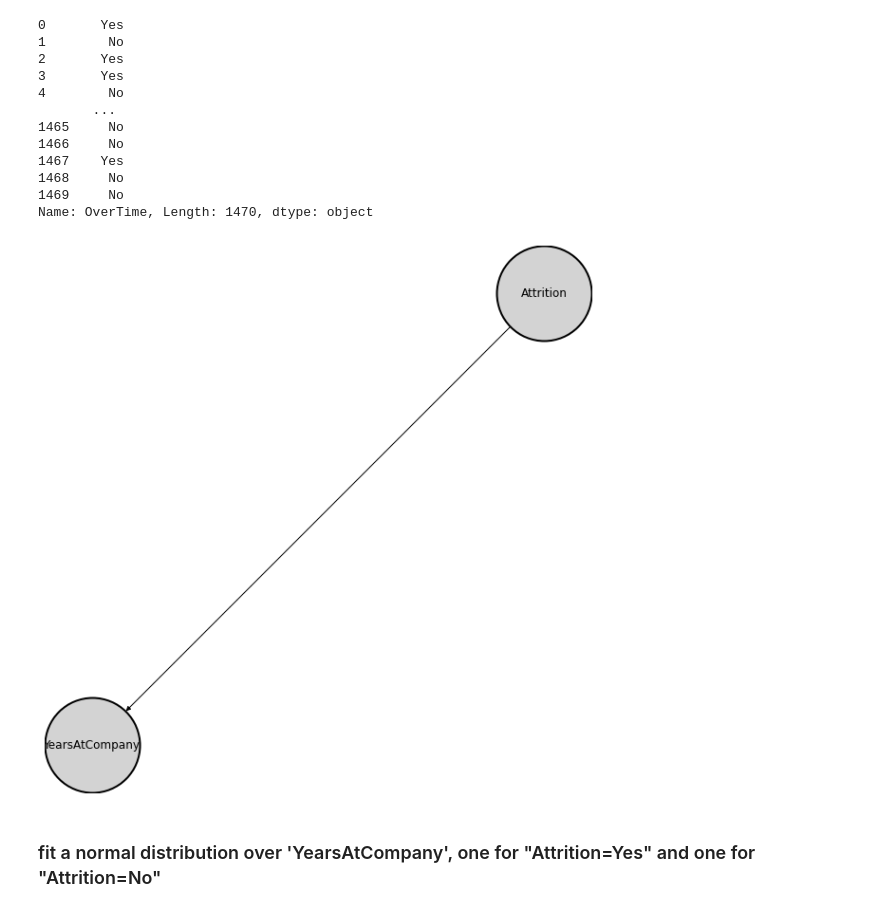
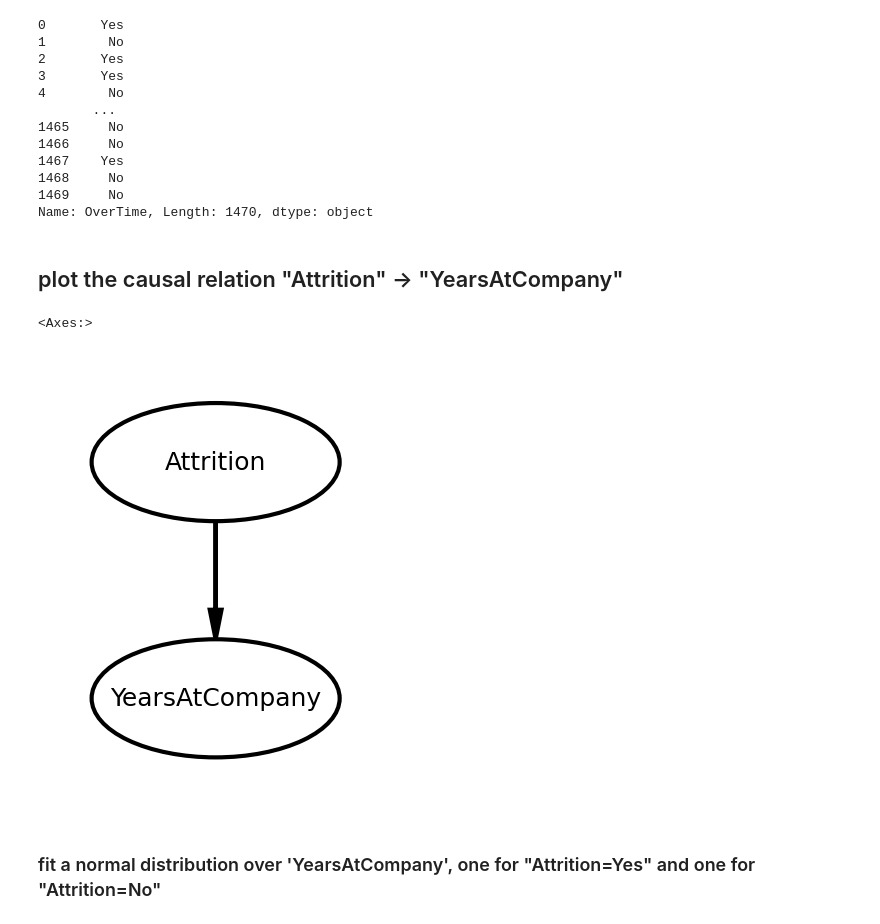
Before and after one commit to btelligent/CausalInferenceDemo, a Jupyter notebook: Continuous.ipynb, the cells around one changed output. Drawn from its saved outputs; the diff is of its cells as text; code cells hidden in the pictures.

```diff
--- a/Continuous.ipynb
+++ b/Continuous.ipynb
@@ -60,24 +61,26 @@ data["OverTime"]
 1468     No
 1469     No
 Name: OverTime, Length: 1470, dtype: object
-# %%
-import networkx as nx
-import matplotlib.pyplot as plt
-edges = [("Attrition", "YearsAtCompany")]
-
-G = nx.MultiDiGraph()
-
-G.add_edges_from(
-    edges
-)
-
-plt.figure(figsize=(8,8))
-nx.draw(G, with_labels = True, node_size=10000, node_color="lightgrey", linewidths=2)
-
-ax = plt.gca() # to get the current axis
-ax.collections[0].set_edgecolor("#000000")
-# %% [output]
-[figure, removed]
+# %% [markdown]
+## plot the causal relation "Attrition" -> "YearsAtCompany"
+# %%
+# ff = "comic sans ms"
+# ff = "impact"
+#ff = "times new roman"
+plt.rcParams["font.family"] = 'sans-serif'
+plt.rcParams["font.size"] = 6
+
+pgm = daft.PGM(aspect=2.1, dpi=300)
+pgm.add_node("Attrition", r"Attrition", 2, 0)# 3.0, 2.0, observed=True)
+pgm.add_node("YearsAtCompany", r"YearsAtCompany",2 ,-1)#5.0, 2.0, observed=True)
+pgm.add_edge("Attrition", "YearsAtCompany")
+#pgm.add_edge("ugly", "bad")
+#pgm.add_edge("confused", "bad")
+
+pgm.render()
+# %% [output]
+<Axes:>
+[figure, added]
 # %% [markdown]
 ### fit a normal distribution over 'YearsAtCompany', one for "Attrition=Yes" and one for "Attrition=No"
 # %%
```
Also changed, not shown: parts of 2 cells of this notebook.
